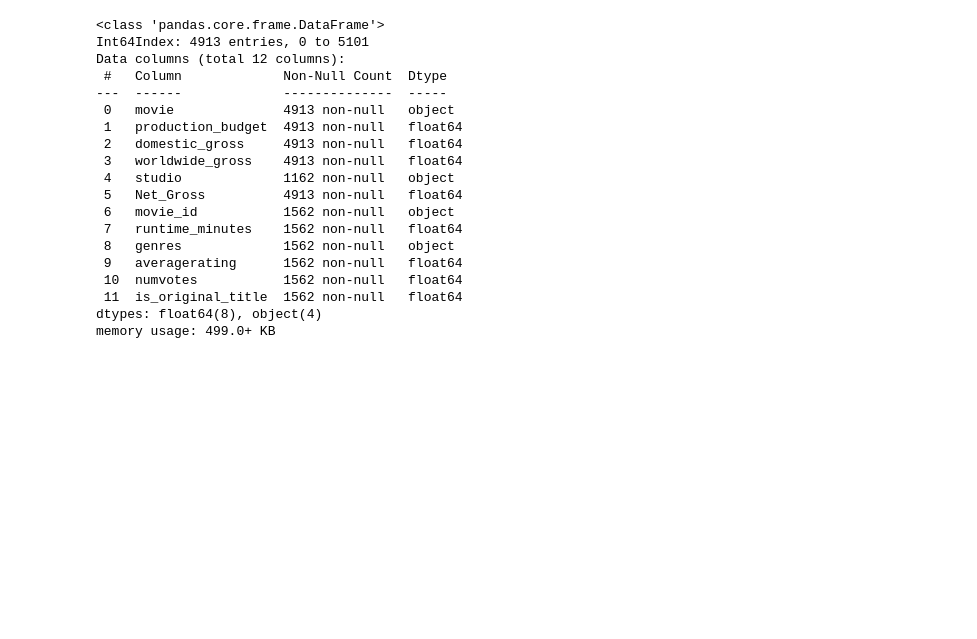
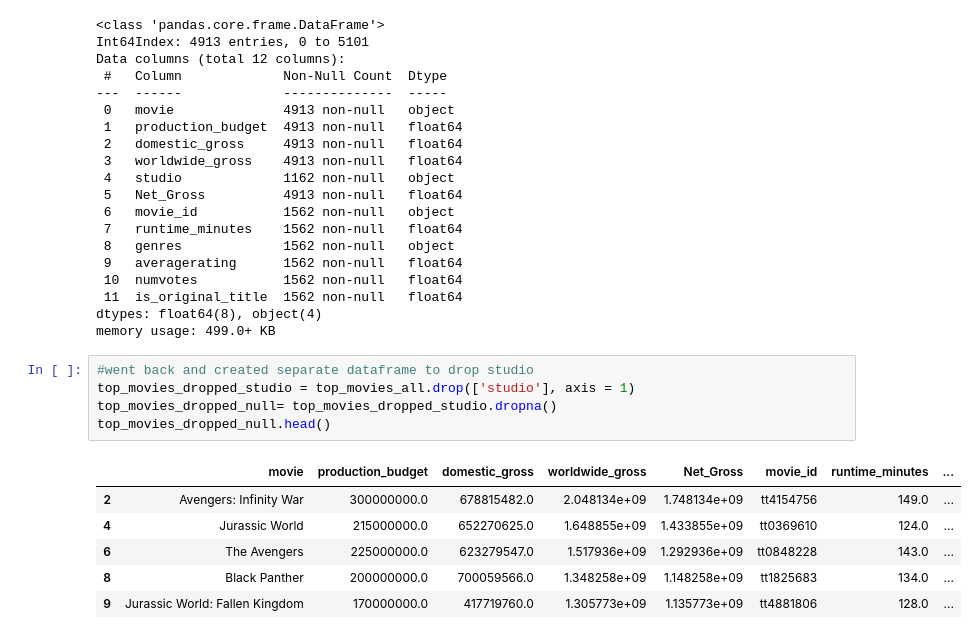
Before and after one commit to ldwilker10/dsc-phase-1-project-v2-4, a Jupyter notebook: Rough_Draft_Phase1_Project .ipynb, the cells around one changed output. Cells and saved outputs as stored; diff of their text form; blank space fills up the shorter version.

```diff
--- a/Rough_Draft_Phase1_Project .ipynb
+++ b/Rough_Draft_Phase1_Project .ipynb
@@ -687,3 +687,15 @@ Data columns (total 12 columns):
  11  is_original_title  1562 non-null   float64
 dtypes: float64(8), object(4)
 memory usage: 499.0+ KB
+# %%
+#went back and created separate dataframe to drop studio
+top_movies_dropped_studio = top_movies_all.drop(['studio'], axis = 1)
+top_movies_dropped_null= top_movies_dropped_studio.dropna()
+top_movies_dropped_null.head()
+# %% [output]
+|  | movie | production_budget | domestic_gross | worldwide_gross | Net_Gross | movie_id | runtime_minutes | ... |
+| 2 | Avengers: Infinity War | 300000000.0 | 678815482.0 | 2.048134e+09 | 1.748134e+09 | tt4154756 | 149.0 | ... |
+| 4 | Jurassic World | 215000000.0 | 652270625.0 | 1.648855e+09 | 1.433855e+09 | tt0369610 | 124.0 | ... |
+| 6 | The Avengers | 225000000.0 | 623279547.0 | 1.517936e+09 | 1.292936e+09 | tt0848228 | 143.0 | ... |
+| 8 | Black Panther | 200000000.0 | 700059566.0 | 1.348258e+09 | 1.148258e+09 | tt1825683 | 134.0 | ... |
+| 9 | Jurassic World: Fallen Kingdom | 170000000.0 | 417719760.0 | 1.305773e+09 | 1.135773e+09 | tt4881806 | 128.0 | ... |
```
Also changed, not shown: parts of 4 cells of this notebook.
